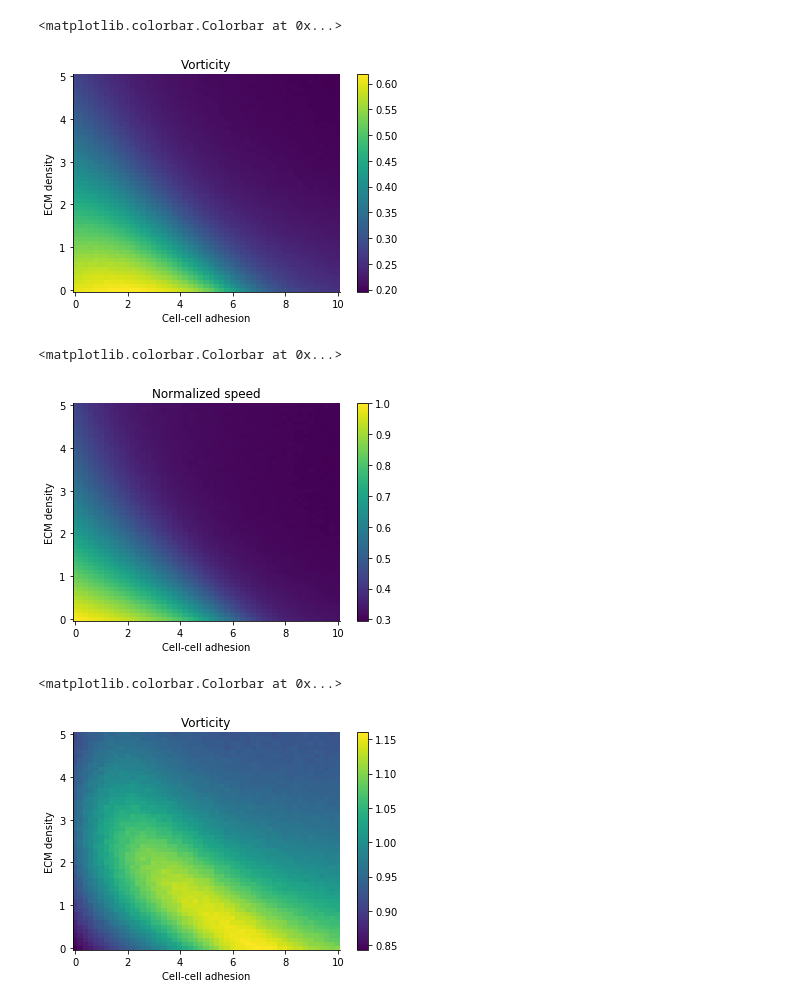
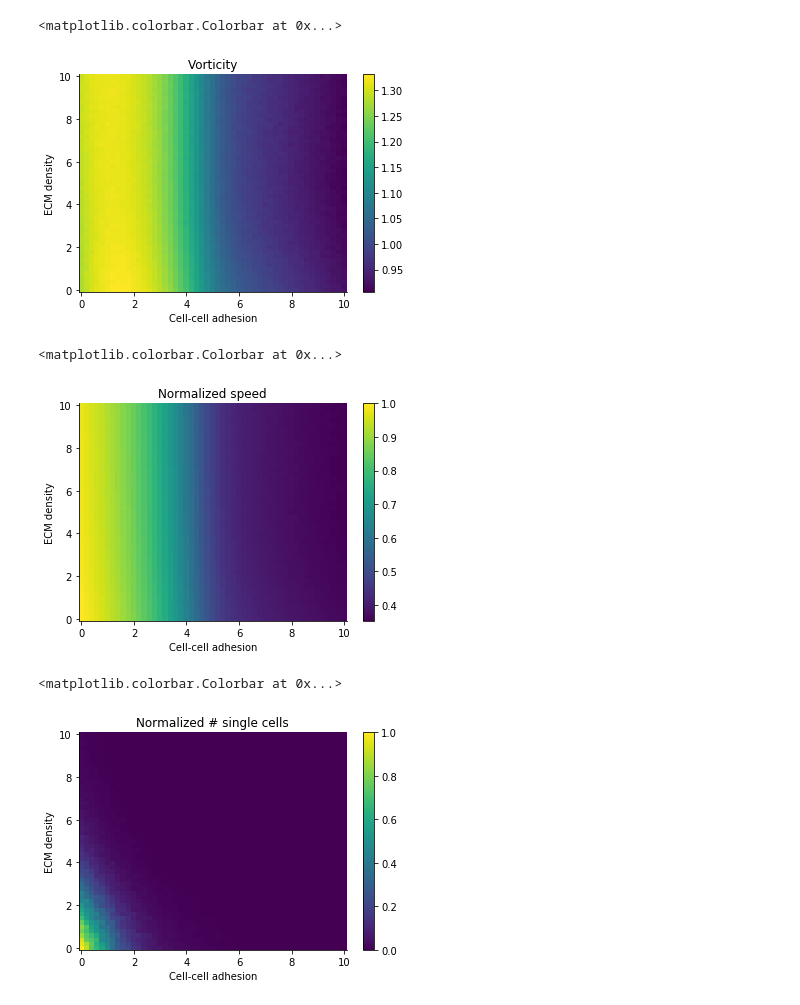
Before and after one commit to harishpjain/jamminglgca, a Jupyter notebook: vorticity_plotting.ipynb, the cells around one changed output. Drawn from its saved outputs; the diff is of its cells as text; code cells hidden in the pictures.

Commit message:
final parameter scan

```diff
--- a/vorticity_plotting.ipynb
+++ b/vorticity_plotting.ipynb
@@ -3,12 +3,11 @@ from lgca import get_lgca
 import numpy as np
 from matplotlib import pyplot as plt
 %matplotlib notebook
-path = 'raw_configs/large_param_scan/'
-path = '/mnt/data/simon/friedl_paper_raw_data/friedl_project/draft2/isotropic_ecm/'
-path = '/home/simon/PycharmProjects/biolgca/raw_configs/isotropic_ecm/'
+# path = '/media/simon/5fe8f8f8-e95a-4dd8-bd2c-f3a65bd4d247/home/simon/PycharmProjects/invasionlgca/raw_configs/isotropic_ecm/'
+path = '/home/simon/PycharmProjects/invasionlgca/parameter_scans/bigscan/'
 params = np.load(path+'parameters.npz')
 betas = params['betas']
-ecms = params['alphas']
+ecms = params['ecmdens']
 l_spheroid = params['l_spheroid']
 lb = len(betas)
 lecm = len(ecms)
@@ -45,7 +43,7 @@ plt.ylabel('ECM density')
 plt.colorbar()
 # %% [output]
 <matplotlib.colorbar.Colorbar at 0x...>
-[figure, old version]
+[figure, new version]
 # %%
 #plt.contour(betas, ecms, glob_speed.T/glob_speed.max(), cmap='Reds')
 plt.pcolormesh(x, y, loc_speed.T/loc_speed.max())
@@ -55,13 +53,15 @@ plt.ylabel('ECM density')
 plt.colorbar()
 # %% [output]
 <matplotlib.colorbar.Colorbar at 0x...>
-[figure, old version]
+[figure, new version]
 # %%
-plt.pcolormesh(x, y, vorticity.T/loc_speed.T)
-plt.title('Regularized vorticity')
+#plt.contourf(betas, ecms, single_cells.T/single_cells.max())
+plt.pcolormesh(x, y, single_cells.T/single_cells.max())
+plt.title('Normalized # single cells')
 plt.xlabel('Cell-cell adhesion')
 plt.ylabel('ECM density')
 plt.colorbar()
+#plt.savefig(path+'single_cells.png', dpi=600)
 # %% [output]
 <matplotlib.colorbar.Colorbar at 0x...>
-[figure, old version]
+[figure, new version]
```
Also changed, not shown: parts of 9 cells of this notebook, 5 other files.
